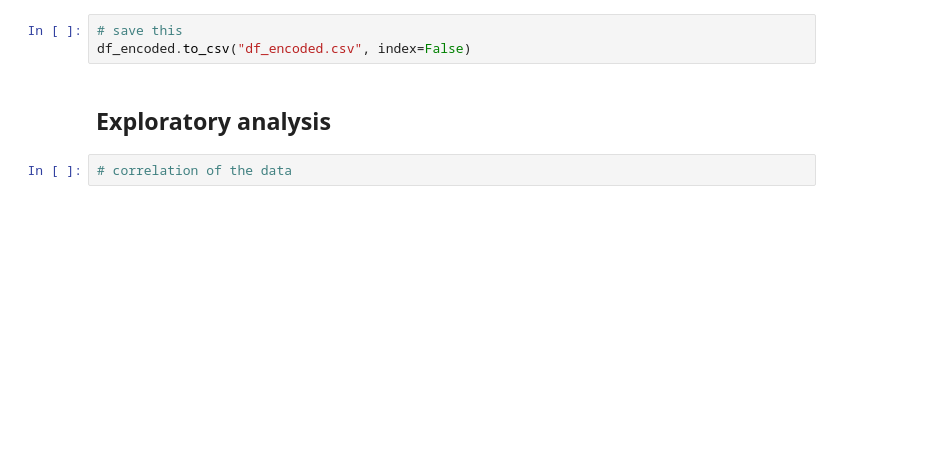
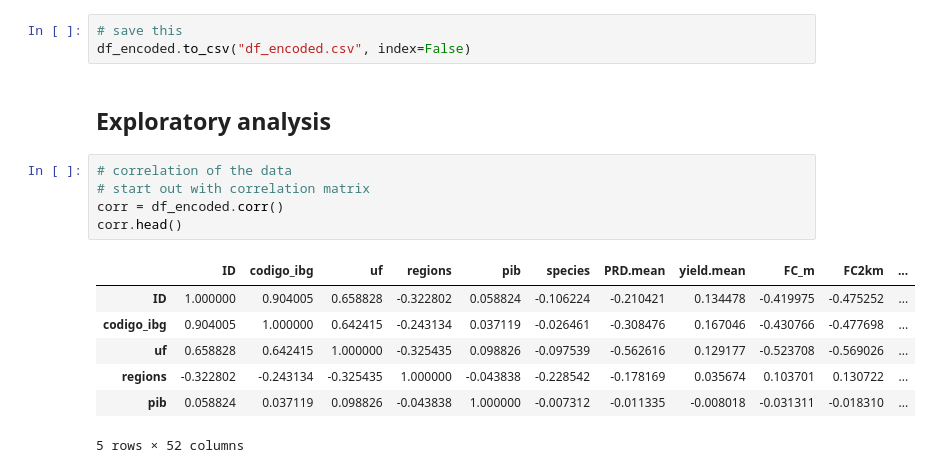
Before and after one commit to ajrx575/Machine_Learning_Final, a Jupyter notebook: ML/Final/Final_Project.ipynb, the cells around one changed output. Cells and saved outputs as stored; diff of their text form; blank space fills up the shorter version.

```diff
--- a/ML/Final/Final_Project.ipynb
+++ b/ML/Final/Final_Project.ipynb
@@ -189,3 +191,14 @@ df_encoded.to_csv("df_encoded.csv", index=False)
 ## Exploratory analysis
 # %%
 # correlation of the data
+# start out with correlation matrix
+corr = df_encoded.corr()
+corr.head()
+# %% [output]
+|  | ID | codigo_ibg | uf | regions | pib | species | PRD.mean | yield.mean | FC_m | FC2km | ... |
+| ID | 1.000000 | 0.904005 | 0.658828 | -0.322802 | 0.058824 | -0.106224 | -0.210421 | 0.134478 | -0.419975 | -0.475252 | ... |
+| codigo_ibg | 0.904005 | 1.000000 | 0.642415 | -0.243134 | 0.037119 | -0.026461 | -0.308476 | 0.167046 | -0.430766 | -0.477698 | ... |
+| uf | 0.658828 | 0.642415 | 1.000000 | -0.325435 | 0.098826 | -0.097539 | -0.562616 | 0.129177 | -0.523708 | -0.569026 | ... |
+| regions | -0.322802 | -0.243134 | -0.325435 | 1.000000 | -0.043838 | -0.228542 | -0.178169 | 0.035674 | 0.103701 | 0.130722 | ... |
+| pib | 0.058824 | 0.037119 | 0.098826 | -0.043838 | 1.000000 | -0.007312 | -0.011335 | -0.008018 | -0.031311 | -0.018310 | ... |
+5 rows × 52 columns
```
Also changed, not shown: parts of 4 cells of this notebook, 1 other file.
